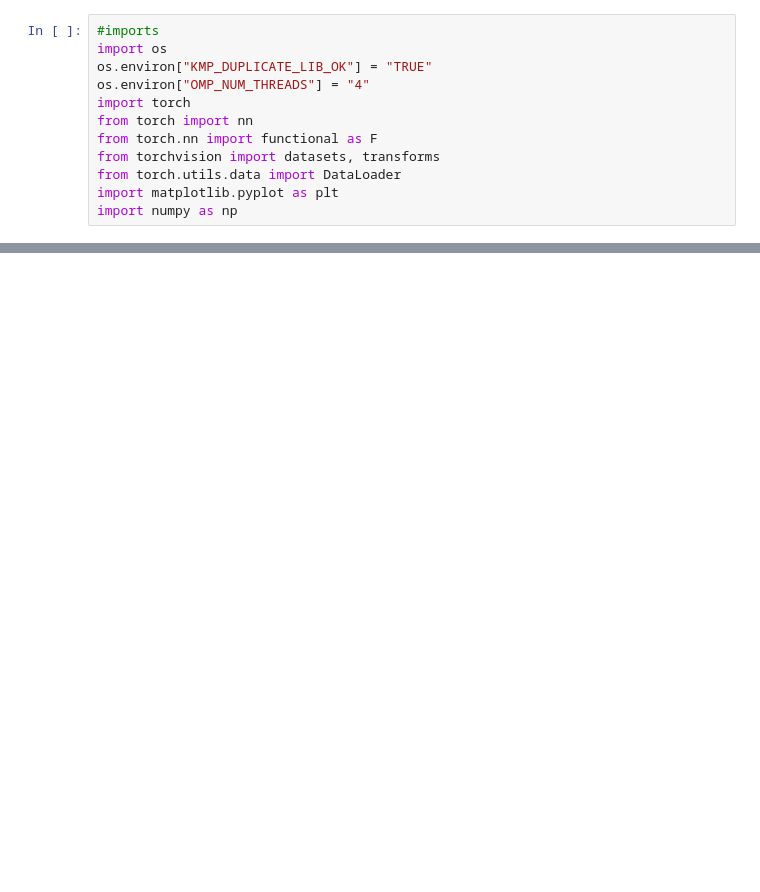
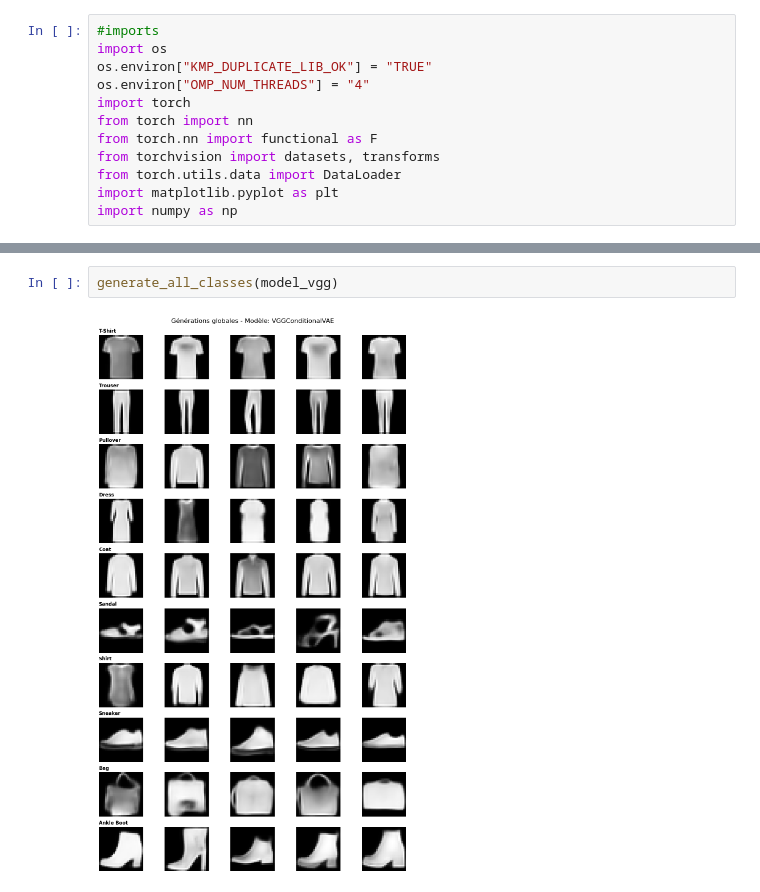
Before and after one commit to guillaume-joffre/project-hddl-segmentation, a Jupyter notebook: cvae.ipynb, the cells around one changed output, grey strips where cells are left out. Cells and saved outputs as stored; diff of their text form; blank space fills up the shorter version.

```diff
--- a/cvae.ipynb
+++ b/cvae.ipynb
@@ -322,0 +571,4 @@ generate_samples(class_idx=9)
+# %%
+generate_all_classes(model_vgg)
+# %% [output]
+[figure, added]
```
Also changed, not shown: parts of 21 cells of this notebook, 10 other files.
